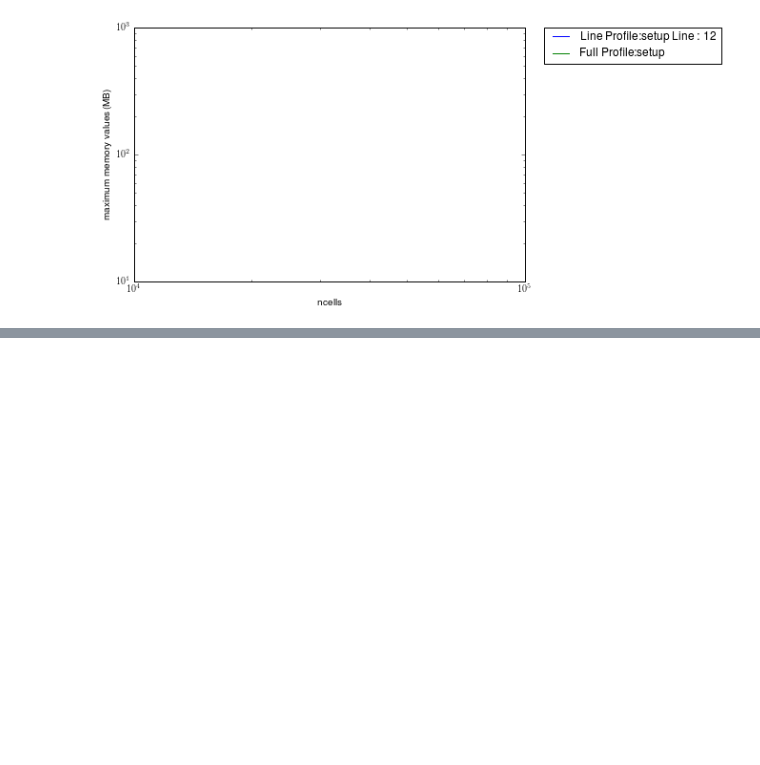
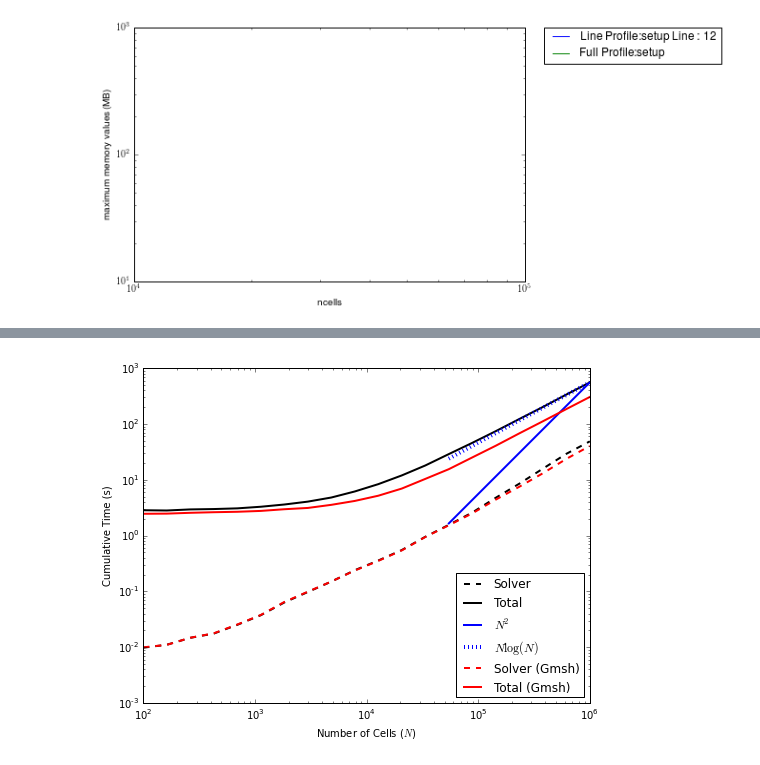
Before and after one commit to dmurali1/SURF2013, a Jupyter notebook: Profile_Polyxtal.ipynb, the cells around one changed output, grey strips where cells are left out. Saved outputs shown, nothing was run; the diff lists cells and outputs as text; code cells hidden in the pictures; blank space fills up the shorter version.

```diff
--- a/Profile_Polyxtal.ipynb
+++ b/Profile_Polyxtal.ipynb
@@ -326,0 +415,46 @@ plt.show()
+# %%
+from fipyprofile import FiPyProfile
+from profiling_functions import FiPyProfileTime
+from polyxtal import PolyxtalSimulation
+from polyxtal import PolyxtalSimulationGmsh
+import numpy as np
+from profiling_functions import ProfileViewer
+from fipy.solvers.pysparse.pysparseSolver import PysparseSolver
+
+
+ncells = np.array(np.logspace(2, 6, 20), dtype=int)
+polyxtal = PolyxtalSimulation()
+polyxtalgmsh = PolyxtalSimulationGmsh()
+profilers = [FiPyProfileTime(polyxtal, ncell, regenerate=False, funcString='polyxtal-gmsh-') for ncell in ncells]
+profilersgmsh = [FiPyProfileTime(polyxtal, ncell, regenerate=False, funcString='polyxtal-notgmsh-') for ncell in ncells]
+runkey = profilers[0].get_key_from_function_pointer(polyxtal.run)
+solvekey = profilers[0].get_key_from_function_pointer(PysparseSolver._solve_)
+
+keys = [solvekey, runkey]
+viewer = ProfileViewer()
+field = "cumulative"
+viewer.plot(profilers,
+            keys,
+            linetypes=('k--', 'k'),
+            field=field,
+            labels=['Solver', 'Total'],
+            ylabel=r'Cumulative Time (s)')
+
+prof = profilersgmsh[0]
+
+
+index = prof.getIndex(field)
+solvekey = prof.get_key_from_function_pointer(PysparseSolver._solve_)
+times = [p.get_time_for_function(solvekey, index) for p in profilersgmsh]
+plt.loglog(ncells, times, 'r--', label = 'Solver (Gmsh)', lw=2)
+
+index = prof.getIndex(field)
+runkey = prof.get_key_from_function_pointer(polyxtalgmsh.run)
+times = [p.get_time_for_function(runkey, index) for p in profilersgmsh]
+plt.loglog(ncells, times, 'r', label = 'Total (Gmsh)', lw=2)
+
+
+
+viewer.show()
+# %% [output]
+[figure, added]
```
Also changed, not shown: parts of 9 cells of this notebook, 4 other files.
